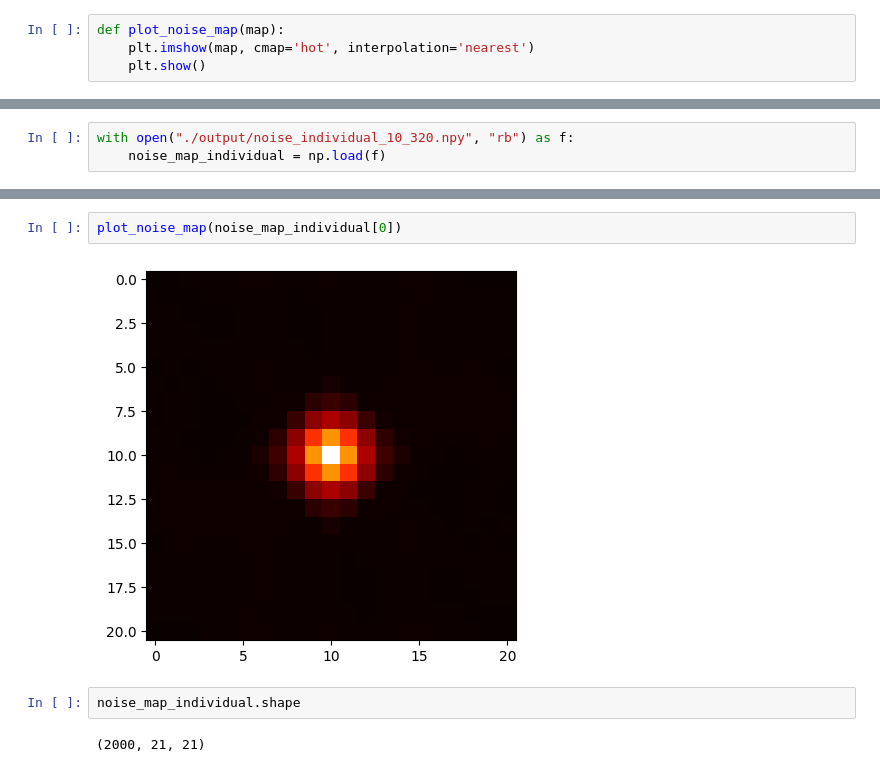
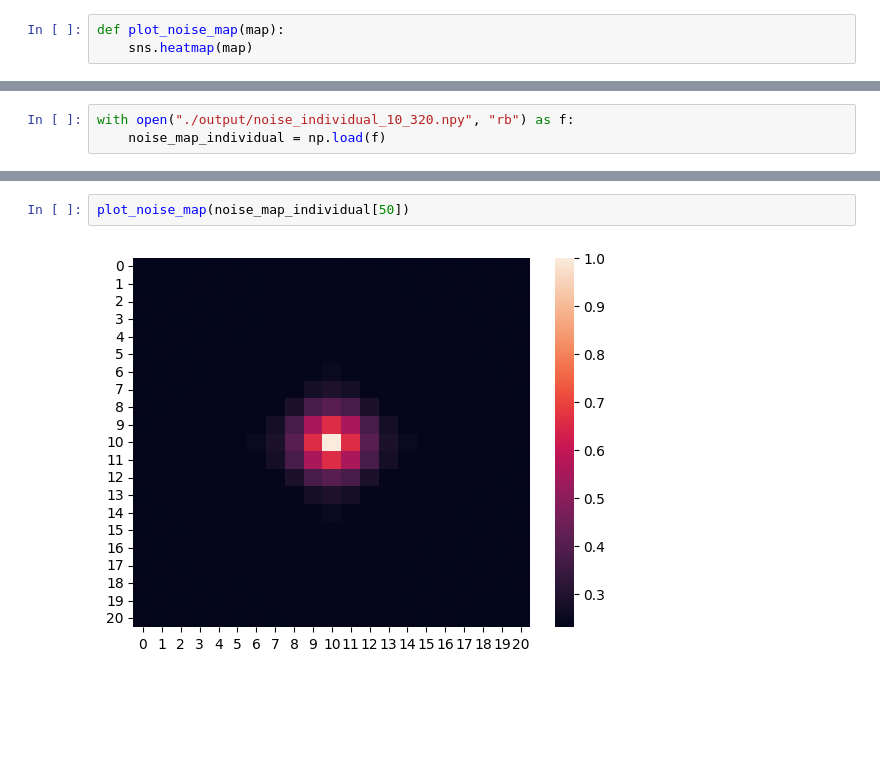
Before and after one commit to haydenych/csc2529-project, a Jupyter notebook: correlation/correlation.ipynb, the cells around one changed output, grey strips where cells are left out. Saved outputs shown, nothing was run; the diff lists cells and outputs as text; blank space fills up the shorter version.

```diff
--- a/correlation/correlation.ipynb
+++ b/correlation/correlation.ipynb
@@ -9,10 +10,9 @@ def print_noise_map(map):
             for num in row:
                 print(format(num, ".4f"), end="\t")
             print()
-# %%
-def plot_noise_map(map):
-    plt.imshow(map, cmap='hot', interpolation='nearest')
-    plt.show()
+# %%
+def plot_noise_map(map):
+    sns.heatmap(map)
 # %%
 with open("./output/noise_total_10_320.npy", "rb") as f:
     noise_map_total = np.load(f)
@@ -66,8 +110,4 @@ print_noise_map(noise_map_individual[0])
 # %%
-plot_noise_map(noise_map_individual[0])
+plot_noise_map(noise_map_individual[50])
 # %% [output]
-[figure, old version]
+[figure, new version]
-# %%
-noise_map_individual.shape
-# %% [output]
-(2000, 21, 21)
```
Also changed, not shown: parts of 7 cells of this notebook.
